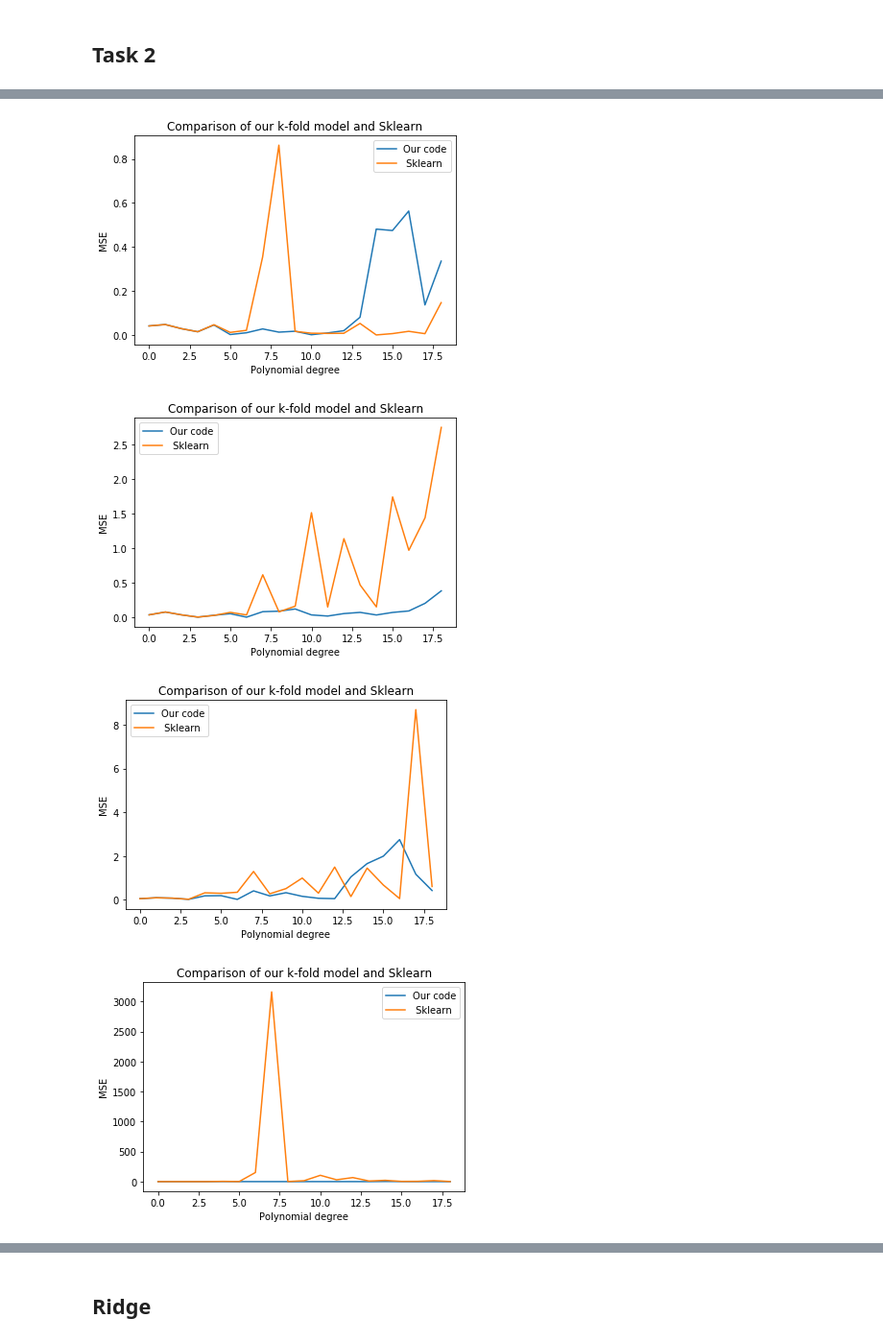
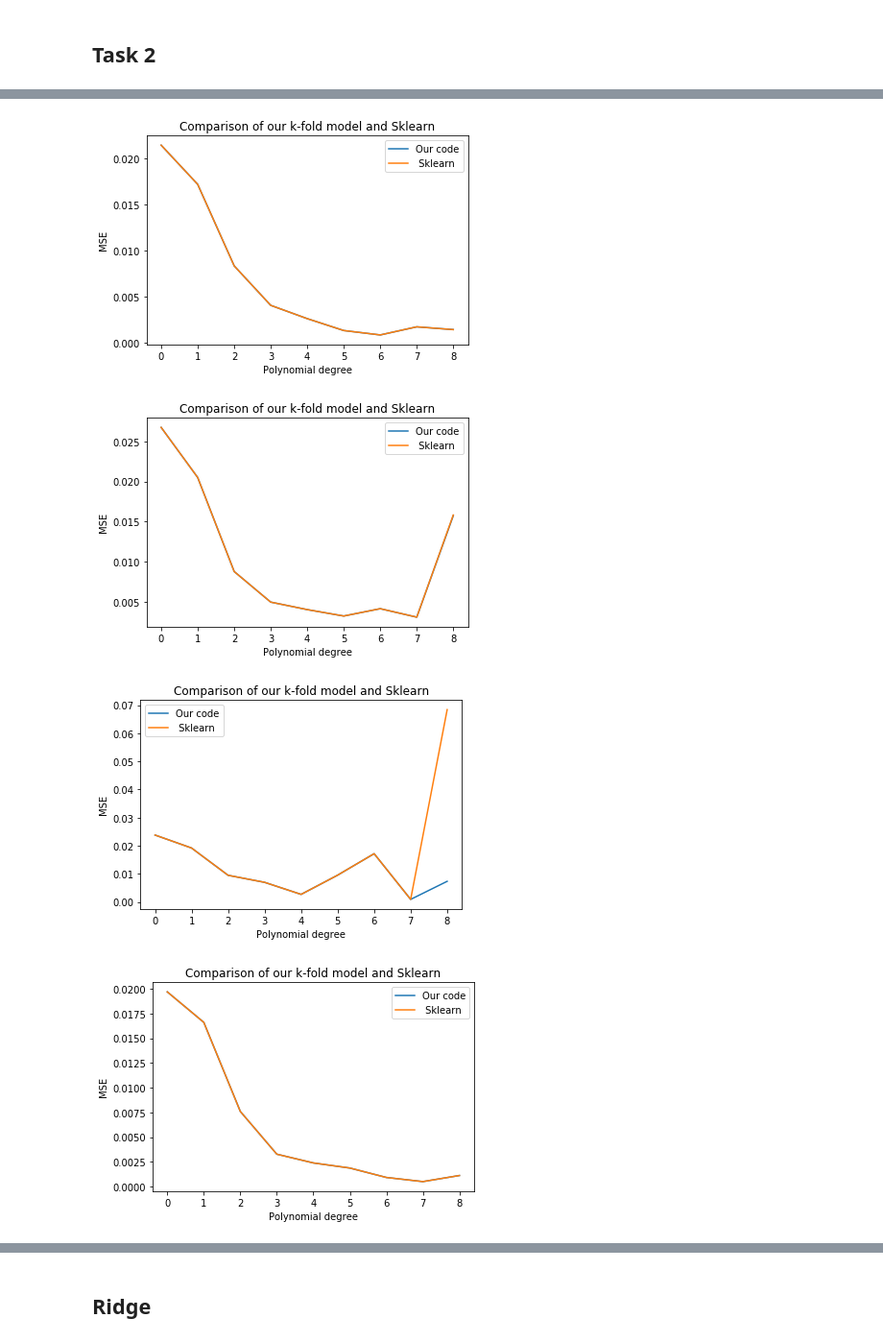
Before and after one commit to MortenTryti/MachineLearning, a Jupyter notebook: Project 1/Project_1_.ipynb, the cells around one changed output, grey strips where cells are left out. Shown at 96% size. Saved outputs shown, nothing was run; the diff lists cells and outputs as text; code cells hidden in the pictures.

```diff
--- a/Project 1/Project_1_.ipynb
+++ b/Project 1/Project_1_.ipynb
@@ -315,8 +315,8 @@ npoints = 200
 
 
 # Make data.
-x = np.sort(np.random.uniform(0, 1, npoints))
-y = np.sort(np.random.uniform(0, 1, npoints))
+x = (np.random.uniform(0, 1, npoints))
+y = (np.random.uniform(0, 1, npoints))
 
 
 #x, y = np.meshgrid(x,y)
@@ -474,8 +474,8 @@ npoints = 50
 
 
 # Make data.
-x = np.sort(np.random.uniform(0, 1, npoints))
-y = np.sort(np.random.uniform(0, 1, npoints))
+x =(np.random.uniform(0, 1, npoints))
+y = (np.random.uniform(0, 1, npoints))
 
 
 #x, y = np.meshgrid(x,y)
@@ -502,8 +502,8 @@ npoints = 200
 
 for ii in range(7):
     # Make data.
-    x = np.sort(np.random.uniform(0, 1, npoints))
-    y = np.sort(np.random.uniform(0, 1, npoints))
+    x = (np.random.uniform(0, 1, npoints))
+    y = (np.random.uniform(0, 1, npoints))
 
 
     #x, y = np.meshgrid(x,y)
@@ -517,7 +517,7 @@ for ii in range(7):
 
 
     # Setting the polynomial degree
-    n = 20
+    n = 10
     # Setting the k value for the folding
     k = 10
 
@@ -534,34 +534,34 @@ for ii in range(7):
         #z_scale = scaler.fit_transform(z.reshape(-1,1))
         M_list[j-1] = k_foldOLS(z,k,X)
 
 
 
         # The Sklearn model
         ols1 = LinearRegression(fit_intercept = False)
         # cross_val_score return an array containing the estimated negative mse for every fold.
         # we have to the the mean of every array in order to get an estimate of the mse of the model
         estimated_mse_folds = cross_val_score(ols1, X, z, scoring='neg_mean_squared_error', cv=kfoldc)
         estimated_mse_sklearn[j-1] = np.mean(-estimated_mse_folds)
 
 
 
 
     plt.plot(M_list, label = "Our code")
     plt.plot(estimated_mse_sklearn, label = " Sklearn ")
     plt.xlabel("Polynomial degree")
     plt.ylabel("MSE")
     plt.legend()
     plt.title("Comparison of our k-fold model and Sklearn")
     plt.show()
 
 
 
 
 
 
 ## Plot and compare the slightly different ways to perform cross-validation
 # %% [output]
-[figure, old version]
+[figure, new version]
-[figure, old version]
+[figure, new version]
-[figure, old version]
+[figure, new version]
-[figure, old version]
+[figure, new version]
```
Also changed, not shown: parts of 6 cells of this notebook, 1 other file.
